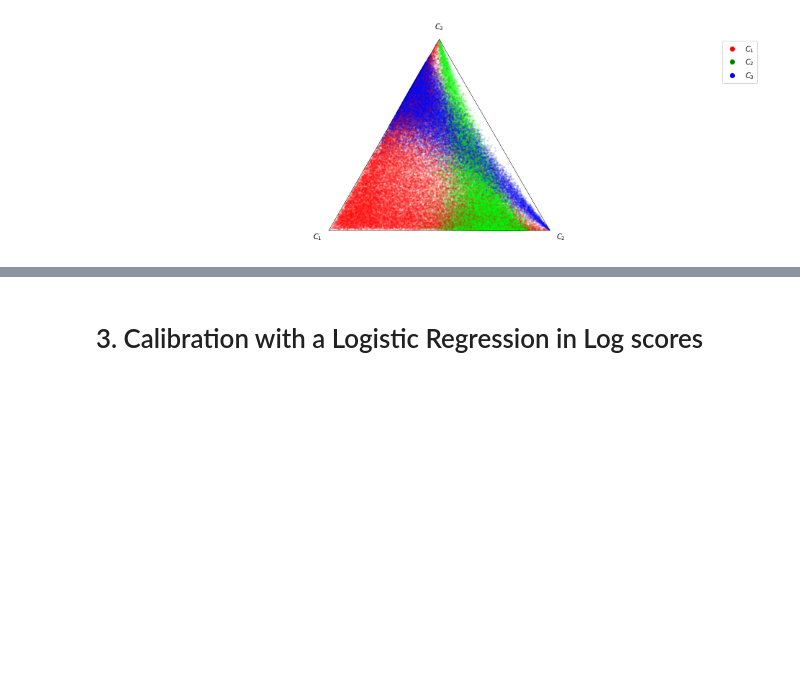
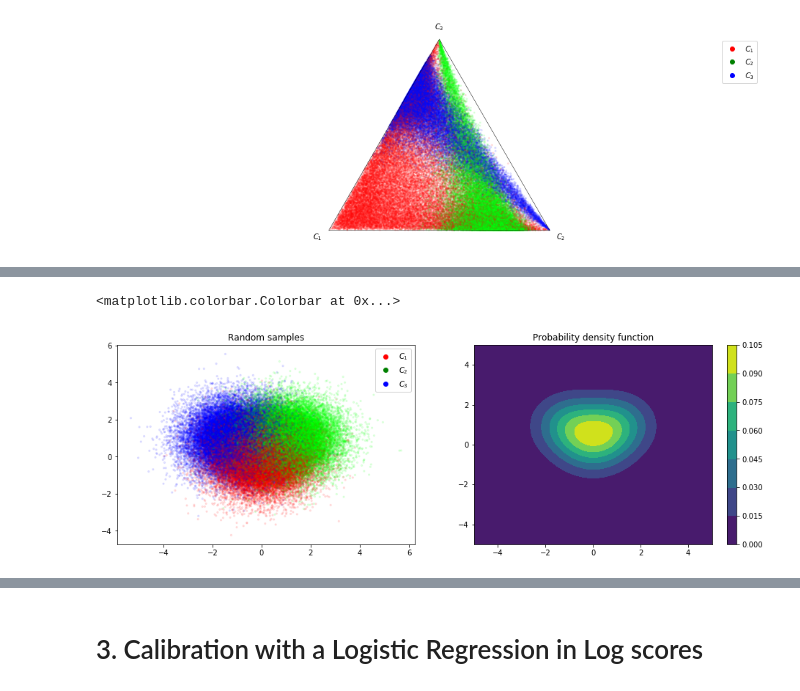
Before and after one commit to dirichletcal/experiments_neurips, a Jupyter notebook: notebooks/synthetic_data_gaussian_mixture_example.ipynb, the cells around one changed output, grey strips where cells are left out. Drawn from its saved outputs; the diff is of its cells as text; code cells hidden in the pictures; blank space fills up the shorter version.

```diff
--- a/notebooks/synthetic_data_gaussian_mixture_example.ipynb
+++ b/notebooks/synthetic_data_gaussian_mixture_example.ipynb
@@ -187,0 +232,22 @@ draw_tri_samples(p_pred, Y_bin, s=15, marker='.', alpha=0.1, handles=[c1_mark, c
+# %%
+nb_X, nb_Y_bin = nb_dist.sample(n_samples)
+
+nb_Y = np.argmax(nb_Y_bin, axis=1)
+
+fig = plt.figure()
+ax1 = fig.add_subplot(121)
+ax1.set_title('Random samples')
+ax1.scatter(nb_X[:,0], nb_X[:,1], s=5, color=nb_Y_bin, alpha=0.1)
+
+ax1.legend(handles=[c1_mark, c2_mark, c3_mark])
+
+xx, yy = np.meshgrid(x_grid, y_grid)
+z = nb_dist.pdf(np.vstack([xx.flatten(), yy.flatten()]).T)
+
+ax2 = fig.add_subplot(122)
+ax2.set_title('Probability density function')
+contour = ax2.contourf(xx, yy, z.reshape(grid_levels,grid_levels))
+fig.colorbar(contour)
+# %% [output]
+<matplotlib.colorbar.Colorbar at 0x...>
+[figure, added]
```
Also changed, not shown: parts of 5 cells of this notebook, 1 other file.
